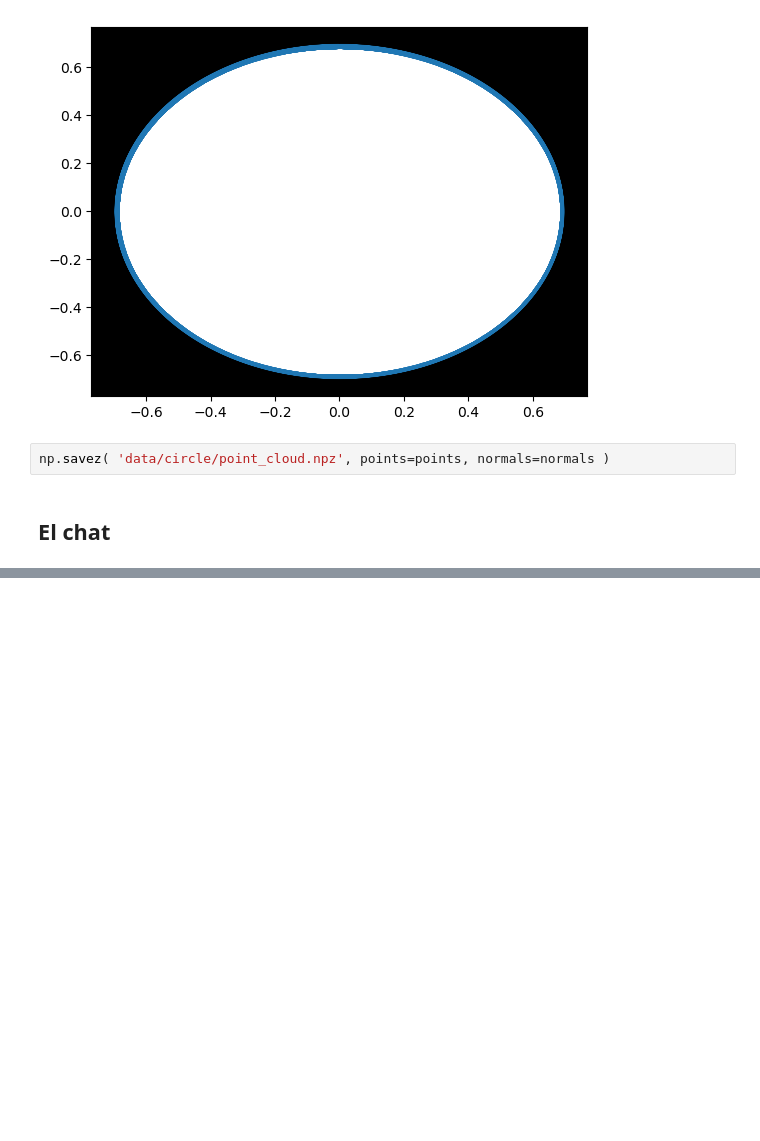
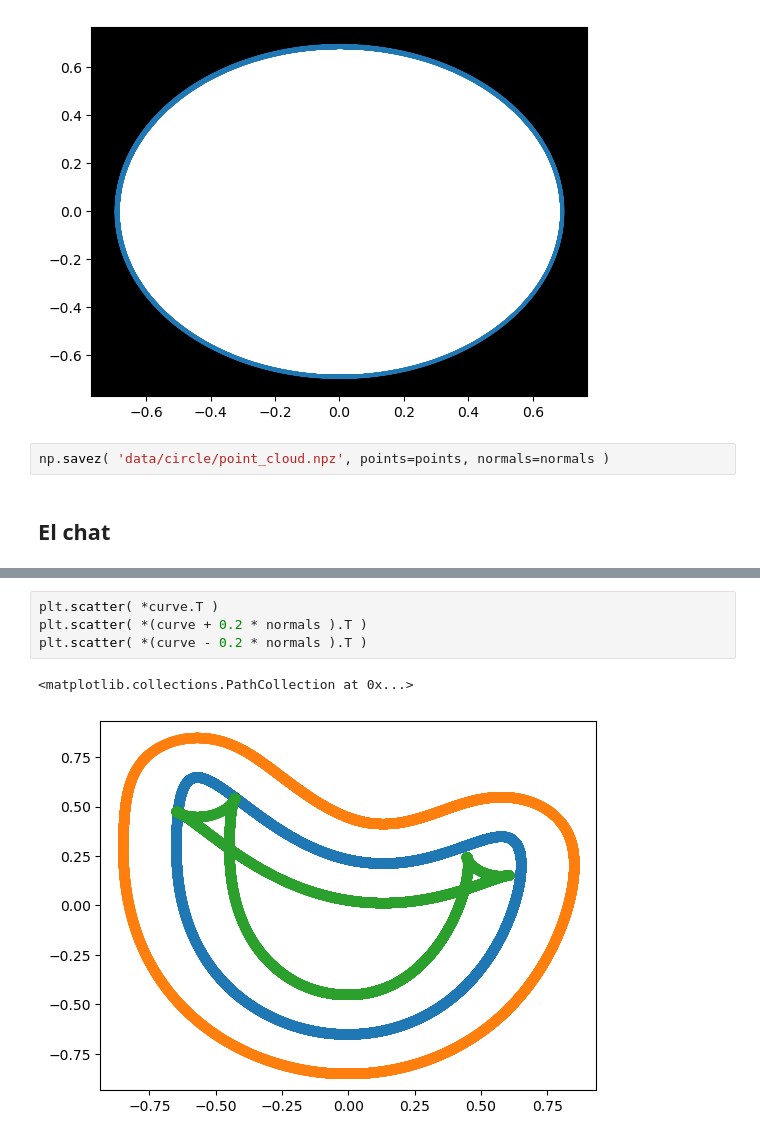
Before and after one commit to miguef98/NIFs, a Jupyter notebook: bezier.ipynb, the cells around one changed output, grey strips where cells are left out. Saved outputs shown, nothing was run; the diff lists cells and outputs as text; blank space fills up the shorter version.

```diff
--- a/bezier.ipynb
+++ b/bezier.ipynb
@@ -239,0 +182,7 @@ plt.scatter( c[:,0], c[:,1])
+# %%
+plt.scatter( *curve.T )
+plt.scatter( *(curve + 0.2 * normals ).T )
+plt.scatter( *(curve - 0.2 * normals ).T )
+# %% [output]
+<matplotlib.collections.PathCollection at 0x...>
+[figure, added]
```
Also changed, not shown: parts of 8 cells of this notebook, 17 other files.
